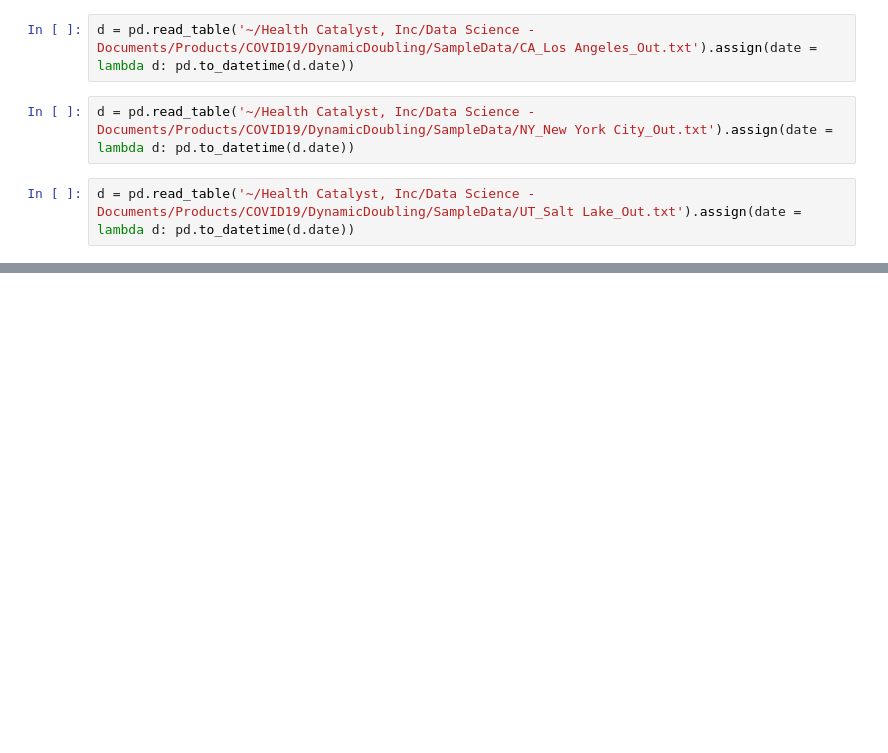
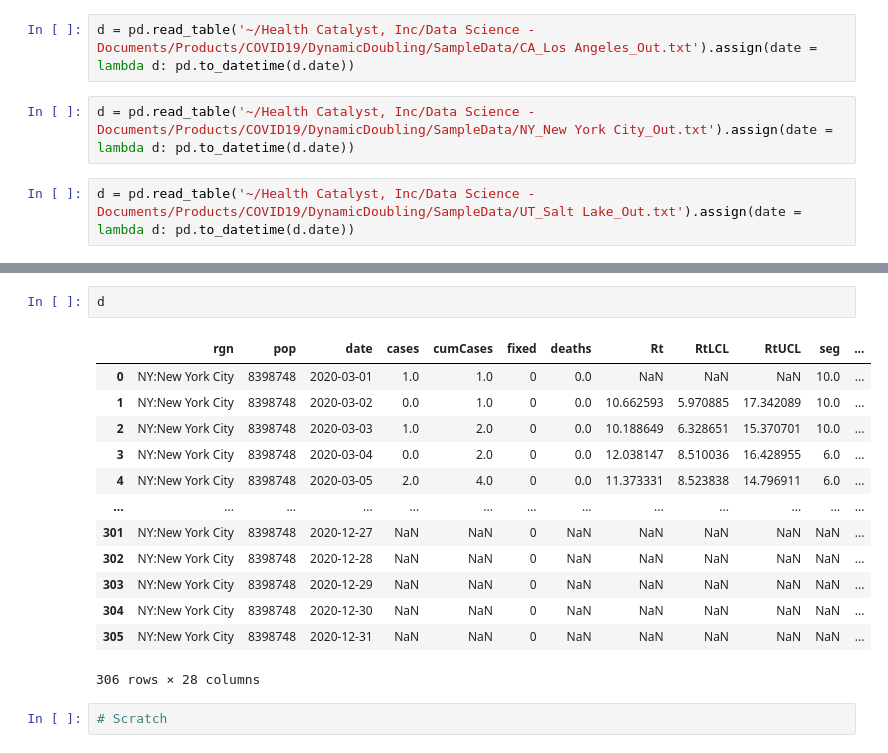
Before and after one commit to mmastand/chime, a Jupyter notebook: Plots.ipynb, the cells around one changed output, grey strips where cells are left out. Saved outputs shown, nothing was run; the diff lists cells and outputs as text; blank space fills up the shorter version.

```diff
--- a/Plots.ipynb
+++ b/Plots.ipynb
@@ -33,3 +37,21 @@ c = charts_empirical.plot_daily_cases(d)
 c
 # %% [output]
 [interactive output not drawn]
+# %%
+d
+# %% [output]
+|  | rgn | pop | date | cases | cumCases | fixed | deaths | Rt | RtLCL | RtUCL | seg | ... |
+| 0 | NY:New York City | 8398748 | 2020-03-01 | 1.0 | 1.0 | 0 | 0.0 | NaN | NaN | NaN | 10.0 | ... |
+| 1 | NY:New York City | 8398748 | 2020-03-02 | 0.0 | 1.0 | 0 | 0.0 | 10.662593 | 5.970885 | 17.342089 | 10.0 | ... |
+| 2 | NY:New York City | 8398748 | 2020-03-03 | 1.0 | 2.0 | 0 | 0.0 | 10.188649 | 6.328651 | 15.370701 | 10.0 | ... |
+| 3 | NY:New York City | 8398748 | 2020-03-04 | 0.0 | 2.0 | 0 | 0.0 | 12.038147 | 8.510036 | 16.428955 | 6.0 | ... |
+| 4 | NY:New York City | 8398748 | 2020-03-05 | 2.0 | 4.0 | 0 | 0.0 | 11.373331 | 8.523838 | 14.796911 | 6.0 | ... |
+| ... | ... | ... | ... | ... | ... | ... | ... | ... | ... | ... | ... | ... |
+| 301 | NY:New York City | 8398748 | 2020-12-27 | NaN | NaN | 0 | NaN | NaN | NaN | NaN | NaN | ... |
+| 302 | NY:New York City | 8398748 | 2020-12-28 | NaN | NaN | 0 | NaN | NaN | NaN | NaN | NaN | ... |
+| 303 | NY:New York City | 8398748 | 2020-12-29 | NaN | NaN | 0 | NaN | NaN | NaN | NaN | NaN | ... |
+| 304 | NY:New York City | 8398748 | 2020-12-30 | NaN | NaN | 0 | NaN | NaN | NaN | NaN | NaN | ... |
+| 305 | NY:New York City | 8398748 | 2020-12-31 | NaN | NaN | 0 | NaN | NaN | NaN | NaN | NaN | ... |
+306 rows × 28 columns
+# %%
+# Scratch
```
Also changed, not shown: parts of 4 cells of this notebook, 4 other files.
